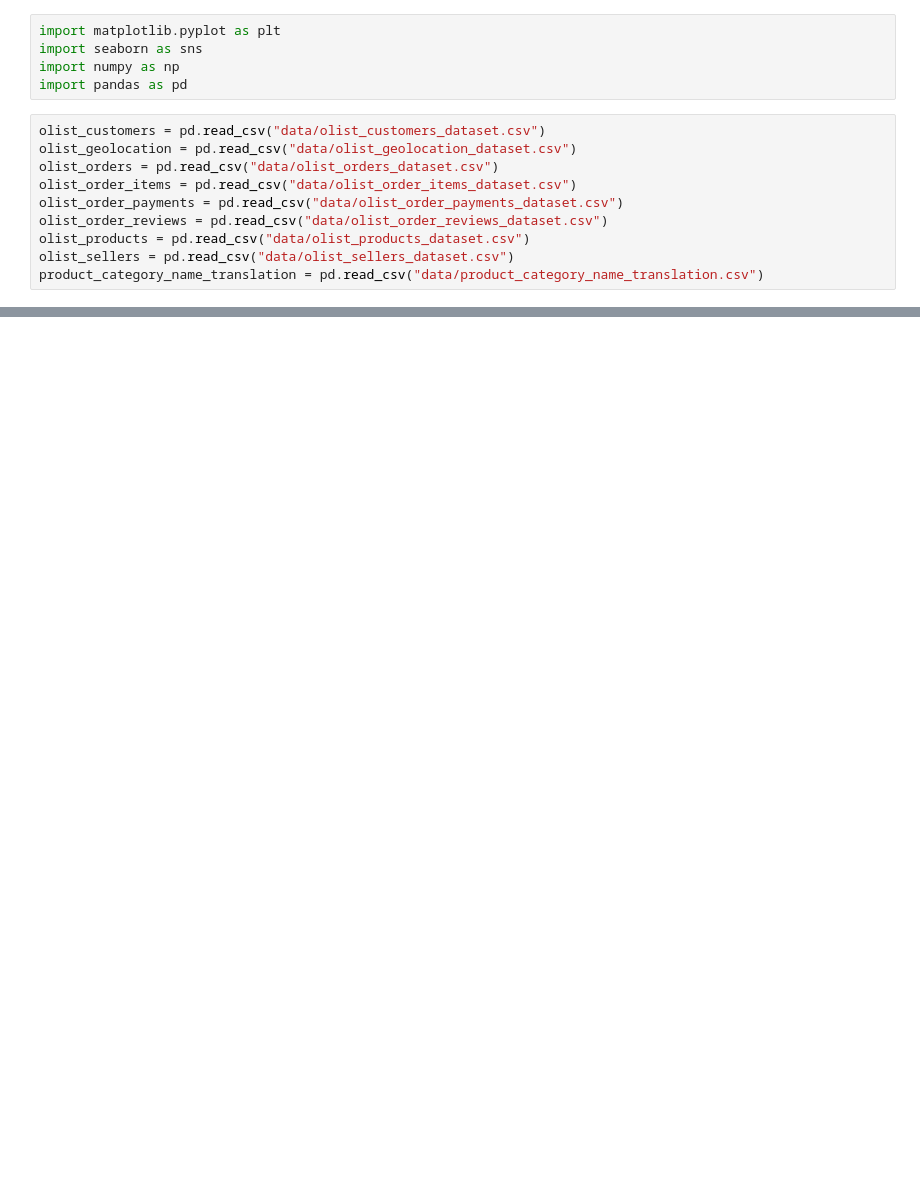
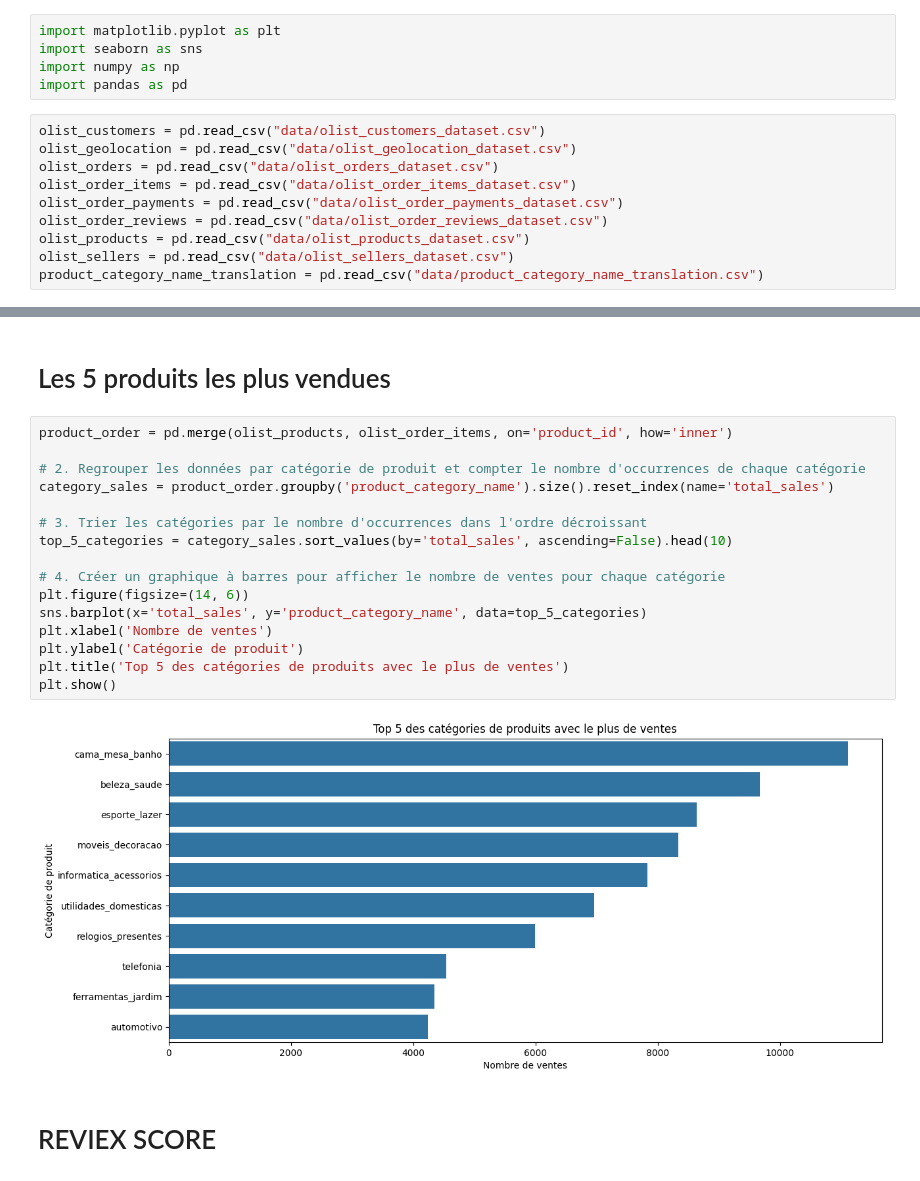
Before and after one commit to PAClement/notebook_dataviz, a Jupyter notebook: project/projet.ipynb, the cells around one changed output, grey strips where cells are left out. Saved outputs shown, nothing was run; the diff lists cells and outputs as text; blank space fills up the shorter version.

```diff
--- a/project/projet.ipynb
+++ b/project/projet.ipynb
@@ -16 +32,23 @@ product_category_name_translation = pd.read_csv("data/product_category_name_tran
+# %% [markdown]
+# Les 5 produits les plus vendues
+# %%
+product_order = pd.merge(olist_products, olist_order_items, on='product_id', how='inner')
+
+# 2. Regrouper les données par catégorie de produit et compter le nombre d'occurrences de chaque catégorie
+category_sales = product_order.groupby('product_category_name').size().reset_index(name='total_sales')
+
+# 3. Trier les catégories par le nombre d'occurrences dans l'ordre décroissant
+top_5_categories = category_sales.sort_values(by='total_sales', ascending=False).head(10)
+
+# 4. Créer un graphique à barres pour afficher le nombre de ventes pour chaque catégorie
+plt.figure(figsize=(14, 6))
+sns.barplot(x='total_sales', y='product_category_name', data=top_5_categories)
+plt.xlabel('Nombre de ventes')
+plt.ylabel('Catégorie de produit')
+plt.title('Top 5 des catégories de produits avec le plus de ventes')
+plt.show()
+# %% [output]
+[figure, added]
+# %% [markdown]
+# REVIEX SCORE
 # %%
```
Also changed, not shown: parts of 8 cells of this notebook.
